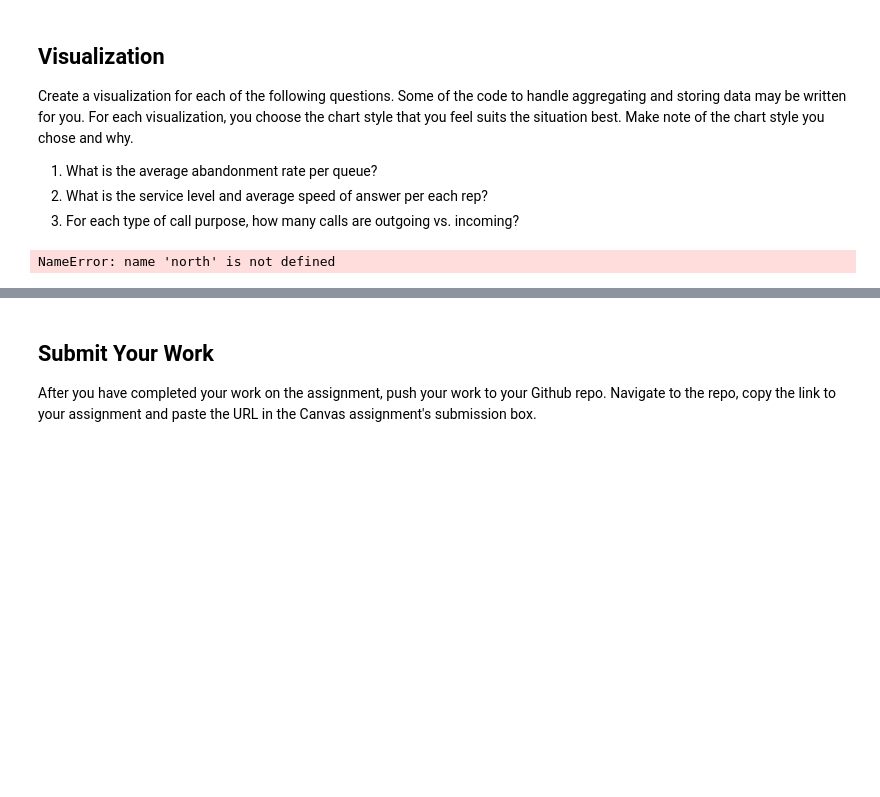
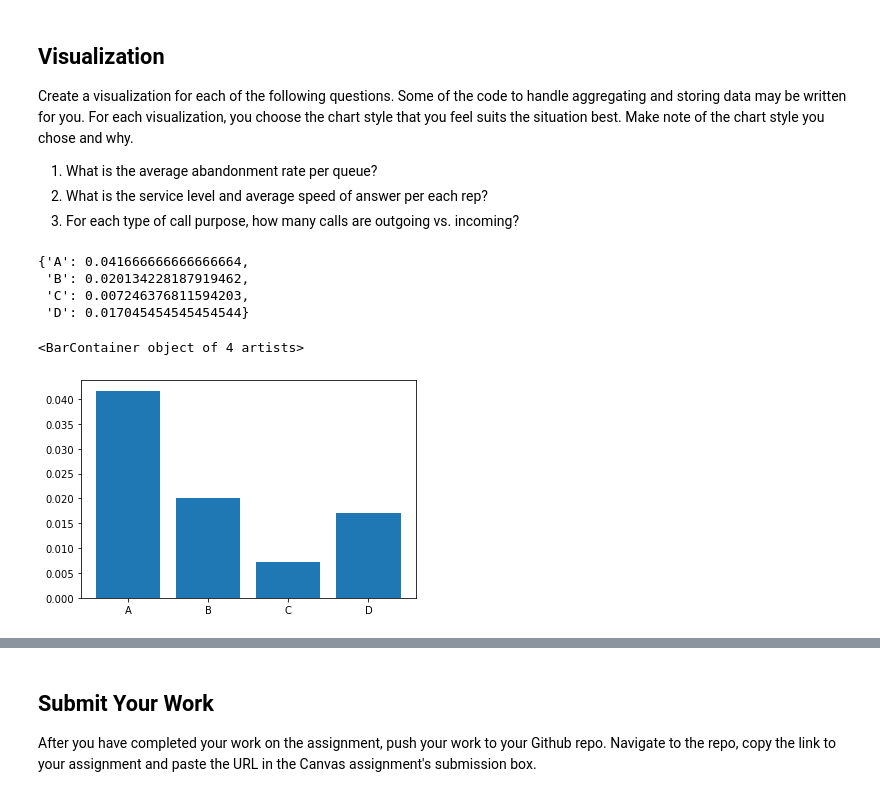
Before and after one commit to LizzCallahan/call-center-cleanup-assignment, a Jupyter notebook: Call Center Cleanup.ipynb, the cells around one changed output, grey strips where cells are left out. Saved outputs shown, nothing was run; the diff lists cells and outputs as text; code cells hidden in the pictures; blank space fills up the shorter version.

```diff
--- a/Call Center Cleanup.ipynb
+++ b/Call Center Cleanup.ipynb
@@ -497,22 +494,37 @@ queues = ["A", "B", "C", "D"]
 queue_dict = df.groupby("Queue").agg("sum")
 for i in range(4):
     abandonment_rates[queues[i]] = queue_dict["Abandoned"][i] / queue_dict["Calls"][i]
+abandonment_rates
+# %% [output]
+{'A': 0.041666666666666664,
+ 'B': 0.020134228187919462,
+ 'C': 0.007246376811594203,
+ 'D': 0.017045454545454544}
+# %%
+#For visualization 1, I'm using a simple bar chart to make it easy to see the value difference across the queues.
+
+names = list(abandonment_rates.keys())
+values = list(abandonment_rates.values())
+plt.bar(range(len(abandonment_rates)), values, tick_label=names)
+# %% [output]
+<BarContainer object of 4 artists>
+[figure, added]
 # %%
 # Create visualization 2 here
 # north_plt contains the data you need for the average speed of answer of each rep
 
-north_plt = north.groupby("Rep ID")["Incoming Wait Time"].mean().to_frame().reset_index()
+north_plt = north_df.groupby("Rep ID")["Incoming Wait Time"].mean().to_frame().reset_index()
 
 # Finding each Rep's Personal Service Level Percentage.  Basically, Calls within 2 secs / total calls
 
 # Table 1: Total Incoming calls less than 2 seconds grouped by Rep
-quick_calls = north[north["Incoming Wait Time"] <= 2.0]
+quick_calls = north_df[north_df["Incoming Wait Time"] <= 2.0]
 quick_reps = quick_calls[["Rep ID", "Calls"]]
 quick_stats = quick_reps.groupby(["Rep ID"]).sum()  # Final Table
 
 
 # Table 2: Total Incoming Calls Only grouped by Rep
-total_calls_in = north[north["Incoming or Outgoing"] == "Incoming"]
+total_calls_in = north_df[north_df["Incoming or Outgoing"] == "Incoming"]
 rep_calls = total_calls_in[["Rep ID", "Calls"]]
 total_stats = rep_calls.groupby(["Rep ID"]).sum() # Final Table
 
@@ -521,5 +533,3 @@ service_level = pd.merge(quick_stats, total_stats, on="Rep ID")
 
 # Create Percentage Column in Table 3
 service_level["Service Level %"] = service_level["Calls_x"]/service_level["Calls_y"] * 100
-# %% [output]
-NameError: name 'north' is not defined
```
Also changed, not shown: parts of 17 cells of this notebook.
